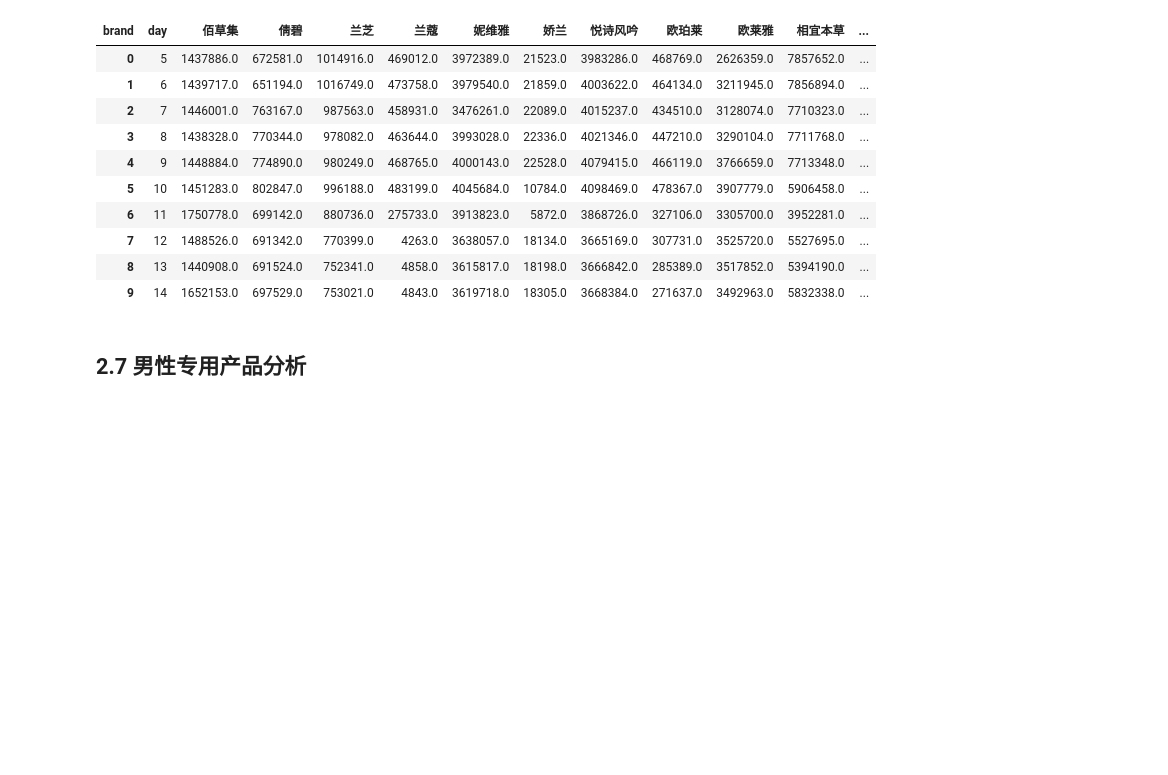
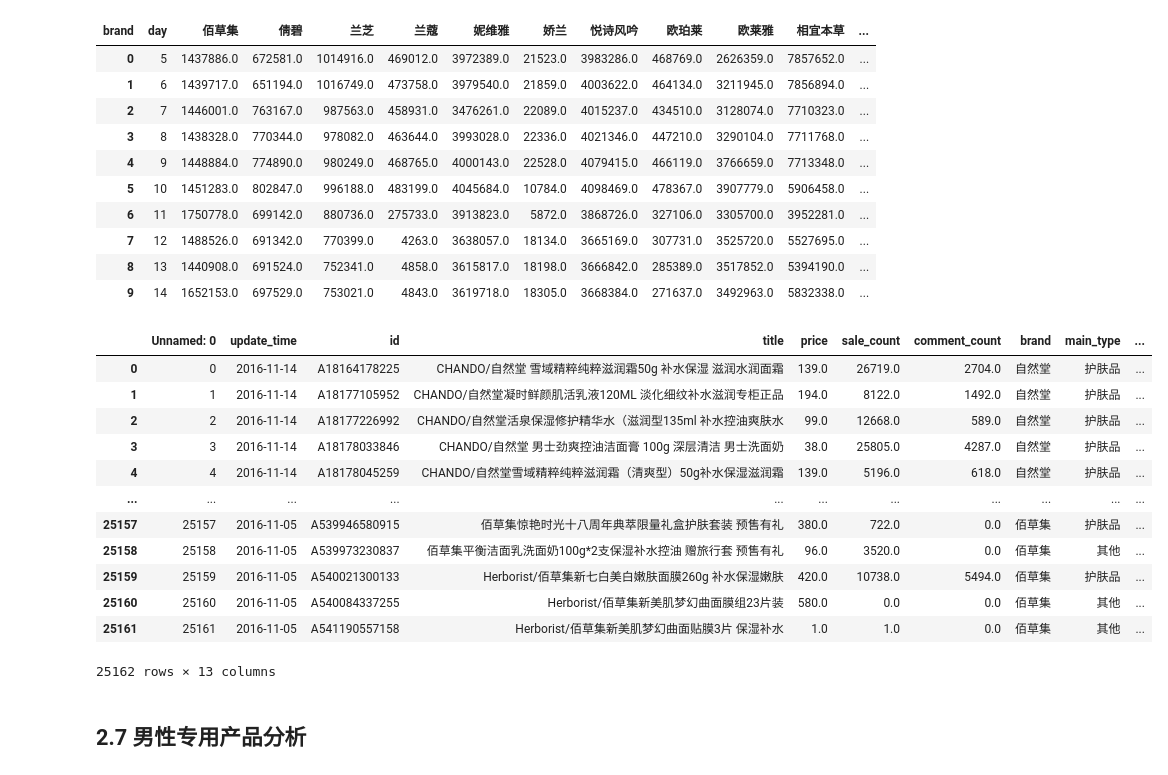
Before and after one commit to kunkka-98/table, a Jupyter notebook: 淘宝双十一美妆数据分析.ipynb, the cells around one changed output. Drawn from its saved outputs; the diff is of its cells as text; code cells hidden in the pictures; blank space fills up the shorter version.

```diff
--- a/淘宝双十一美妆数据分析.ipynb
+++ b/淘宝双十一美妆数据分析.ipynb
@@ -1110,6 +1125,22 @@ sale_transformation
 # %%
 sale_transformation['总销量'] = data.groupby('day')['sale_count'].agg(sum).values
 sale_transformation.rename(columns = {'day':'日期'}).to_csv('./销售变化趋势图（天）.csv',index = False)
+# %%
+data
+# %% [output]
+|  | Unnamed: 0 | update_time | id | title | price | sale_count | comment_count | brand | main_type | ... |
+| 0 | 0 | 2016-11-14 | A18164178225 | CHANDO/自然堂 雪域精粹纯粹滋润霜50g 补水保湿 滋润水润面霜 | 139.0 | 26719.0 | 2704.0 | 自然堂 | 护肤品 | ... |
+| 1 | 1 | 2016-11-14 | A18177105952 | CHANDO/自然堂凝时鲜颜肌活乳液120ML 淡化细纹补水滋润专柜正品 | 194.0 | 8122.0 | 1492.0 | 自然堂 | 护肤品 | ... |
+| 2 | 2 | 2016-11-14 | A18177226992 | CHANDO/自然堂活泉保湿修护精华水（滋润型135ml 补水控油爽肤水 | 99.0 | 12668.0 | 589.0 | 自然堂 | 护肤品 | ... |
+| 3 | 3 | 2016-11-14 | A18178033846 | CHANDO/自然堂 男士劲爽控油洁面膏 100g 深层清洁 男士洗面奶 | 38.0 | 25805.0 | 4287.0 | 自然堂 | 护肤品 | ... |
+| 4 | 4 | 2016-11-14 | A18178045259 | CHANDO/自然堂雪域精粹纯粹滋润霜（清爽型）50g补水保湿滋润霜 | 139.0 | 5196.0 | 618.0 | 自然堂 | 护肤品 | ... |
+| ... | ... | ... | ... | ... | ... | ... | ... | ... | ... | ... |
+| 25157 | 25157 | 2016-11-05 | A539946580915 | 佰草集惊艳时光十八周年典萃限量礼盒护肤套装 预售有礼 | 380.0 | 722.0 | 0.0 | 佰草集 | 护肤品 | ... |
+| 25158 | 25158 | 2016-11-05 | A539973230837 | 佰草集平衡洁面乳洗面奶100g*2支保湿补水控油 赠旅行套 预售有礼 | 96.0 | 3520.0 | 0.0 | 佰草集 | 其他 | ... |
+| 25159 | 25159 | 2016-11-05 | A540021300133 | Herborist/佰草集新七白美白嫩肤面膜260g 补水保湿嫩肤 | 420.0 | 10738.0 | 5494.0 | 佰草集 | 护肤品 | ... |
+| 25160 | 25160 | 2016-11-05 | A540084337255 | Herborist/佰草集新美肌梦幻曲面膜组23片装 | 580.0 | 0.0 | 0.0 | 佰草集 | 其他 | ... |
+| 25161 | 25161 | 2016-11-05 | A541190557158 | Herborist/佰草集新美肌梦幻曲面贴膜3片 保湿补水 | 1.0 | 1.0 | 0.0 | 佰草集 | 其他 | ... |
+25162 rows × 13 columns
 # %% [markdown]
 ## 2.7 男性专用产品分析
 # %%
```
Also changed, not shown: parts of 11 cells of this notebook, 1 other file.
